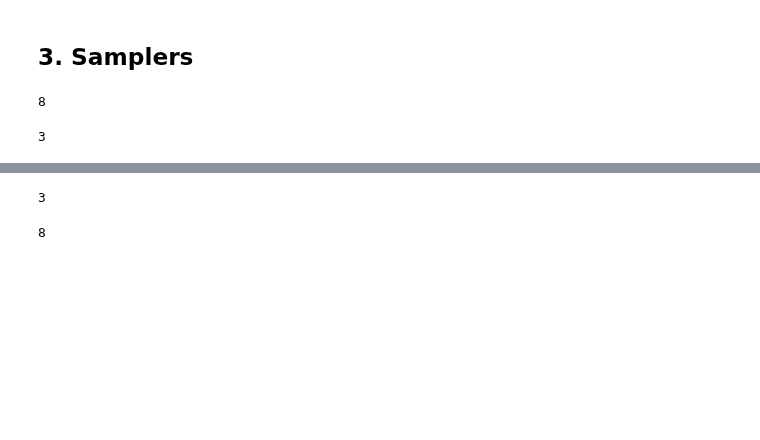
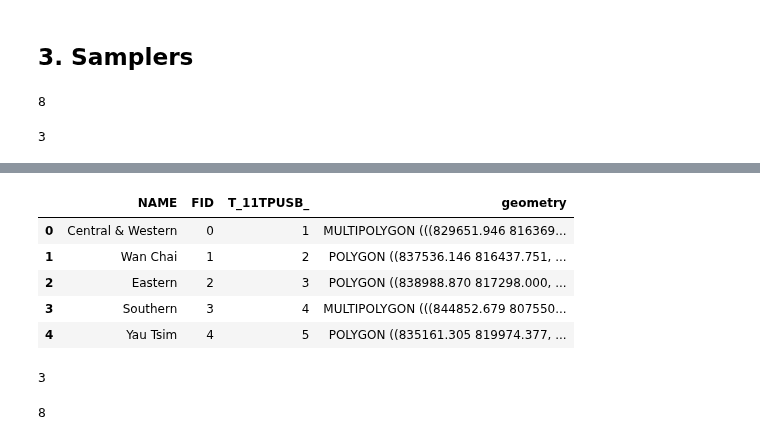
Before and after one commit to arup-group/pam, a Jupyter notebook: examples/17_freight_tour.ipynb, the cells around one changed output, grey strips where cells are left out. Cells and saved outputs as stored; diff of their text form; code cells hidden in the pictures; blank space fills up the shorter version.

```diff
--- a/examples/17_freight_tour.ipynb
+++ b/examples/17_freight_tour.ipynb
@@ -273,3 +355,12 @@ minute_sampler.sample()
+# %%
+zones.head()
+# %% [output]
+|  | NAME | FID | T_11TPUSB_ | geometry |
+| 0 | Central & Western | 0 | 1 | MULTIPOLYGON (((829651.946 816369... |
+| 1 | Wan Chai | 1 | 2 | POLYGON ((837536.146 816437.751, ... |
+| 2 | Eastern | 2 | 3 | POLYGON ((838988.870 817298.000, ... |
+| 3 | Southern | 3 | 4 | MULTIPOLYGON (((844852.679 807550... |
+| 4 | Yau Tsim | 4 | 5 | POLYGON ((835161.305 819974.377, ... |
 # %%
 # Sample Number of stops
 stop_sampler = tour.FrequencySampler(list(stops_dist.keys()), list(stops_dist.values()))
```
Also changed, not shown: parts of 10 cells of this notebook, 2 other files.
